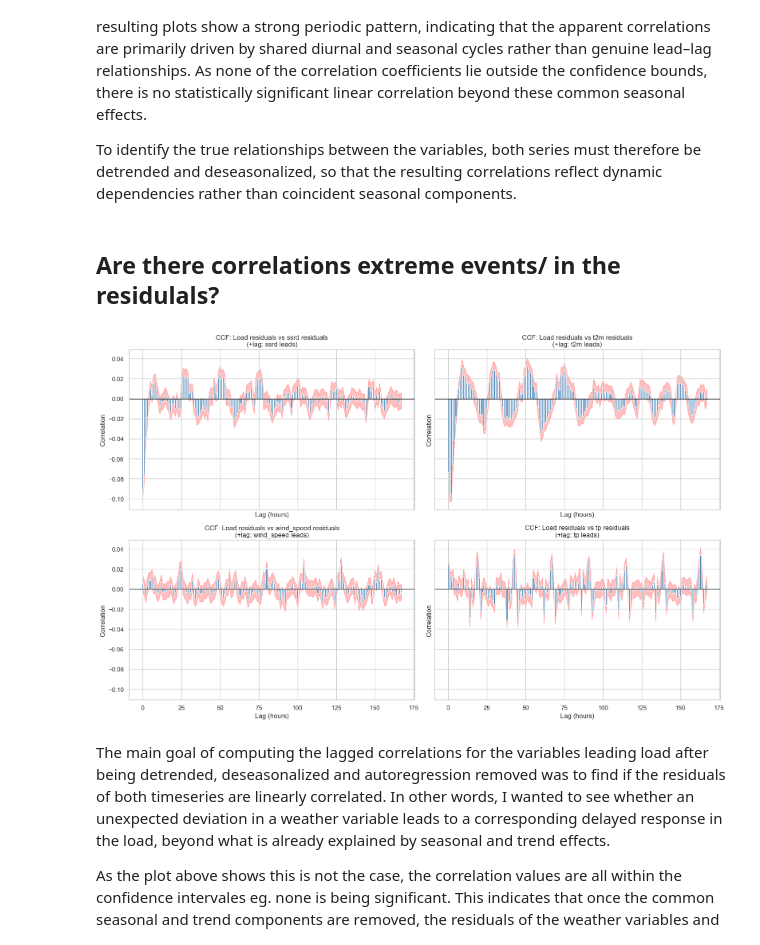
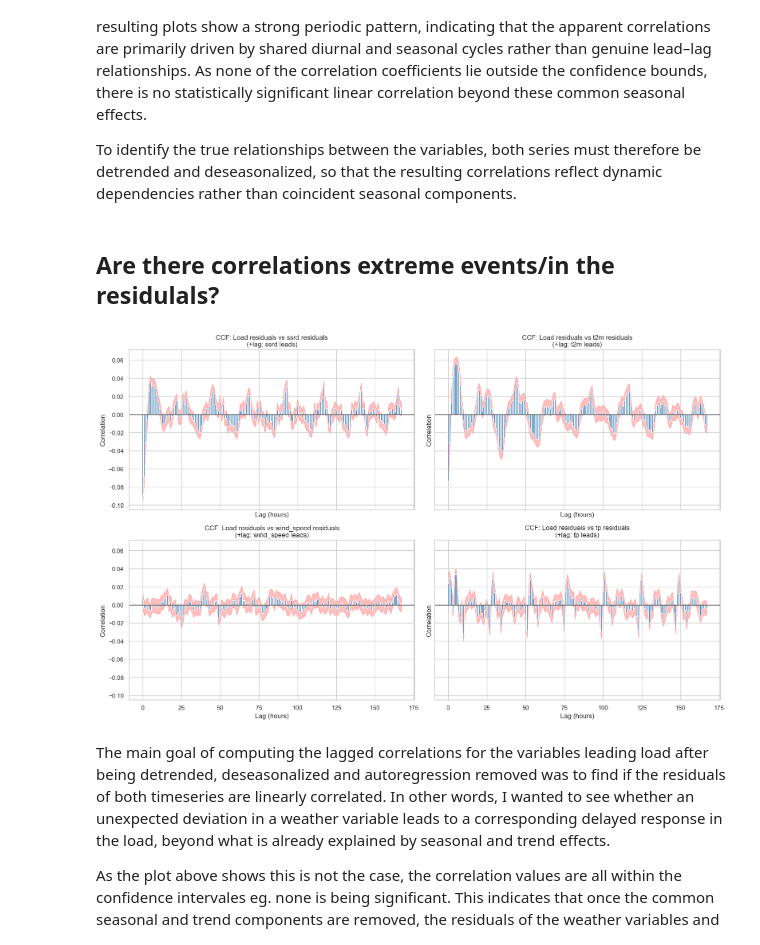
Before and after one commit to LucasHausi/probabilistic-load-forecast-project, a Jupyter notebook: notebooks/eda/load_forecast_eda.ipynb, the cells around one changed output. Saved outputs shown, nothing was run; the diff lists cells and outputs as text; code cells hidden in the pictures.

```diff
--- a/notebooks/eda/load_forecast_eda.ipynb
+++ b/notebooks/eda/load_forecast_eda.ipynb
@@ -658,13 +658,13 @@ from statsmodels.tsa.stattools import ccf
 def get_ccf_plot(x, y, era_5_var: str, ax, max_lag=7 * 24):
     """Plot the cross-correlation plot for a era5 variable and the actual total load target"""
 
-    cross_corr, confint = ccf(x=y, y=x, nlags=max_lag, alpha=True)
+    cross_corr, confint = ccf(x=x, y=y, nlags=max_lag, alpha=.05)
     lags = np.arange(max_lag)
 
     ax.bar(lags, cross_corr, width=0.8)
     ax.fill_between(lags, confint[:, 0], confint[:, 1], color="red", alpha=1, zorder=0)
     ax.axhline(0, color="black", lw=1)
-    ax.set_title(f"CCF: Load vs {era_5_var}")
+    ax.set_title(f"CCF: Total Load vs {era_5_var}\n(+lag: {era_5_var} leads)")
     ax.set_xlabel("Lag (hours)")
     ax.set_ylabel("Correlation coefficient")
 # %%
@@ -686,12 +686,10 @@ To explore whether variations in the meteorological variables precede changes in
 
 To identify the true relationships between the variables, both series must therefore be detrended and deseasonalized, so that the resulting correlations reflect dynamic dependencies rather than coincident seasonal components.
 # %% [markdown]
-## Are there correlations extreme events/ in the residulals?
+## Are there correlations extreme events/in the residulals?
 # %%
 from statsmodels.tsa.seasonal import STL
 from statsmodels.tsa.arima.model import ARIMA
-from statsmodels.tsa.stattools import ccf
-
 
 def stl_residuals(s: pd.Series, period=24) -> pd.Series:
     """Deseasonalize & detrend via STL; return residuals (no edge NaNs)."""
@@ -725,7 +723,7 @@ def plot_ccf_on_ax(
     We call ccf(x=pred, y=target) so POSITIVE lags mean predictor leads target.
     """
     # Align so we correlate the same timestamps
-    y, x = target_resid.align(pred_resid, join="inner")  # y=target (load), x=predictor
+    x, y = target_resid.align(pred_resid, join="inner")  # x=target (load), y=predictor
     if len(x) == 0:
         ax.set_title(f"{title}\n(no overlap)")
         return ax
@@ -742,37 +740,37 @@ def plot_ccf_on_ax(
 
     if conf is not None:
         ax.fill_between(lags, conf[:, 0], conf[:, 1], color="red", alpha=0.25, zorder=0)
 
     ax.set_title(title or "CCF")
     ax.set_xlabel("Lag (hours)")
     ax.set_ylabel("Correlation")
     return ax
 
 
-# 1) Prepare residuals for the TARGET once
+# Prepare residuals for the TARGET once
 x_resid = prepared_residuals(data_combined["actual_load_mw"], period=24)
 
-# 2) Variables to compare against the target
+# Variables to compare against the target
 era5_vars = ["ssrd", "t2m", "wind_speed", "tp"]
 
-# 3) Faceted CCFs
+# Faceted CCFs
 fig, axes = plt.subplots(2, 2, figsize=(16, 10), sharex=True, sharey=True)
 
 for ax, var in zip(axes.flatten(), era5_vars):
     y_resid = prepared_residuals(data_combined[var], period=24)
     plot_ccf_on_ax(
         ax=ax,
         target_resid=x_resid,
         pred_resid=y_resid,
         max_lag=7 * 24,
         alpha=0.05,
         title=f"CCF: Load residuals vs {var} residuals\n(+lag: {var} leads)",
     )
 
 plt.tight_layout()
 plt.show()
 # %% [output]
-[figure, old version]
+[figure, new version]
 # %% [markdown]
 The main goal of computing the lagged correlations for the variables leading load after being detrended, deseasonalized and autoregression removed was to find if the residuals of both timeseries are linearly correlated. In other words, I wanted to see whether an unexpected deviation in a weather variable leads to a corresponding delayed response in the load, beyond what is already explained by seasonal and trend effects.
 
```
Also changed, not shown: parts of 8 cells of this notebook.
